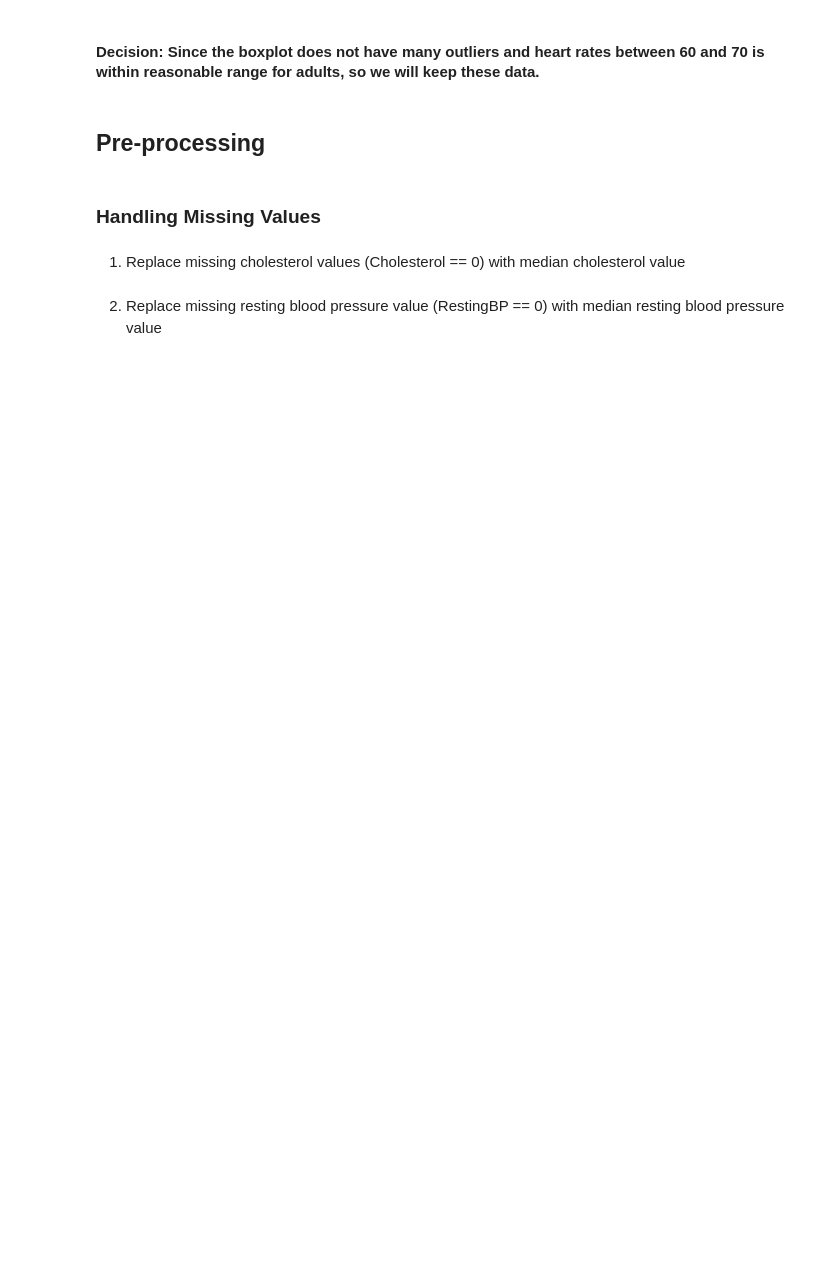
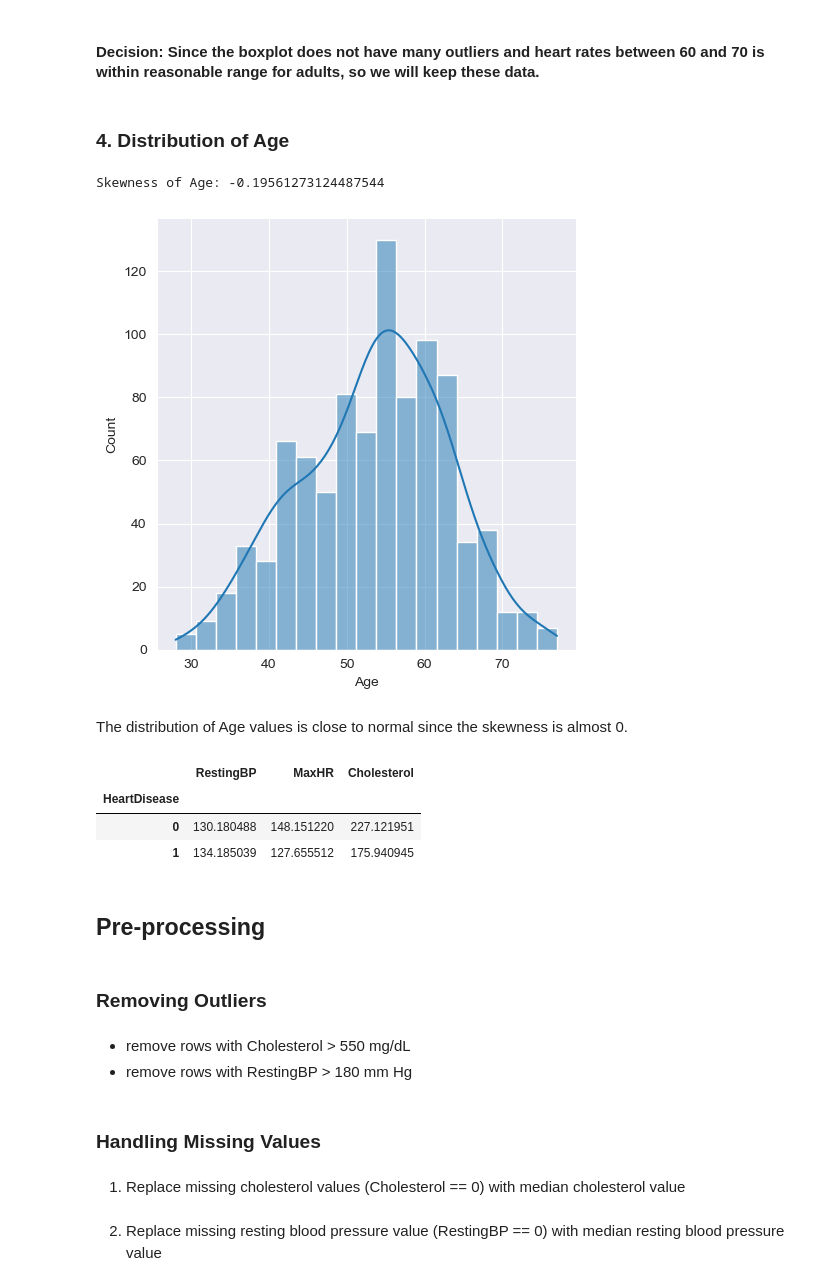
Before and after one commit to malikka-rajshahi/Heart-Failure-Analysis, a Jupyter notebook: HeartAnalysisCombined.ipynb, the cells around one changed output. Drawn from its saved outputs; the diff is of its cells as text; code cells hidden in the pictures; blank space fills up the shorter version.

```diff
--- a/HeartAnalysisCombined.ipynb
+++ b/HeartAnalysisCombined.ipynb
@@ -112,4 +135,29 @@ plt.title('Identifying Outliers in Max HR');
 # %% [markdown]
 #### Decision: Since the boxplot does not have many outliers and heart rates between 60 and 70 is within reasonable range for adults, so we will keep these data.
+# %% [markdown]
+### 4. Distribution of Age
+# %%
+sns.set_style('darkgrid')
+sns.displot(df, x='Age', kde=True);
+skewness=stats.skew(df['Age'])
+print('Skewness of Age:', skewness)
+# %% [output]
+Skewness of Age: -0.19561273124487544
+[figure, added]
+# %% [markdown]
+The distribution of Age values is close to normal since the skewness is almost 0.
+# %%
+# NOT SURE
+df[['RestingBP', 'MaxHR', 'Cholesterol', 'HeartDisease']].groupby('HeartDisease').agg('mean')
+# %% [output]
+|  | RestingBP | MaxHR | Cholesterol |
+| HeartDisease |  |  |  |
+| 0 | 130.180488 | 148.151220 | 227.121951 |
+| 1 | 134.185039 | 127.655512 | 175.940945 |
 # %% [markdown]
 ## Pre-processing
+# %% [markdown]
+### Removing Outliers
+# %% [markdown]
+- remove rows with Cholesterol > 550 mg/dL
+- remove rows with RestingBP > 180 mm Hg
```
Also changed, not shown: parts of 51 cells of this notebook.
